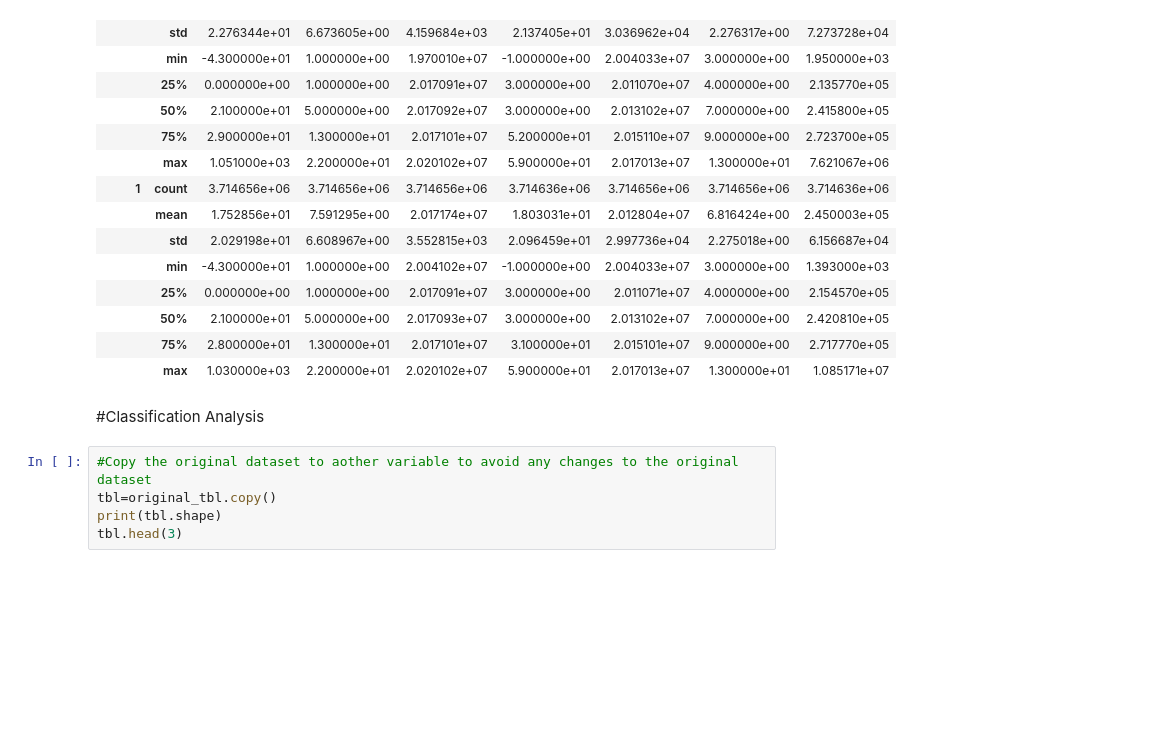
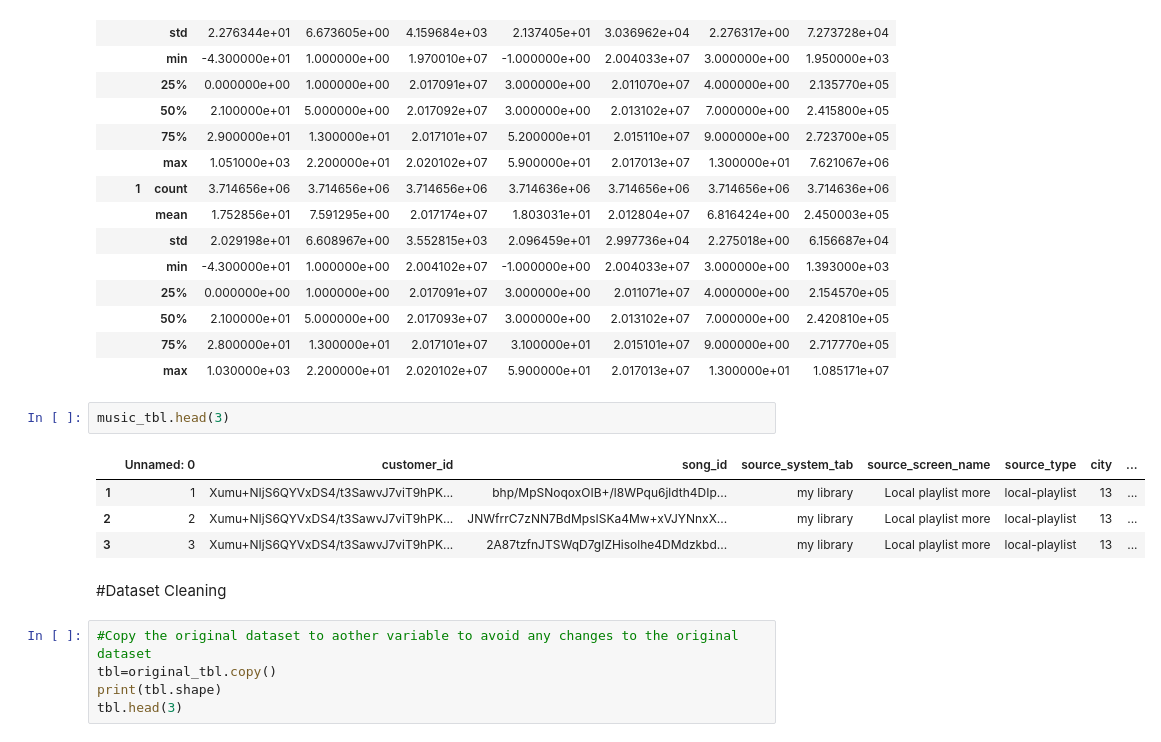
Before and after one commit to kyloop/CSC_478_Programming_Machine_Learning, a Jupyter notebook: CSC478_Project.ipynb, the cells around one changed output. Drawn from its saved outputs; the diff is of its cells as text; blank space fills up the shorter version.

```diff
--- a/CSC478_Project.ipynb
+++ b/CSC478_Project.ipynb
@@ -526,8 +506,15 @@ music_tbl.groupby('Target').describe()
 |  | 50% | 2.100000e+01 | 5.000000e+00 | 2.017093e+07 | 3.000000e+00 | 2.013102e+07 | 7.000000e+00 | 2.420810e+05 |
 |  | 75% | 2.800000e+01 | 1.300000e+01 | 2.017101e+07 | 3.100000e+01 | 2.015101e+07 | 9.000000e+00 | 2.717770e+05 |
 |  | max | 1.030000e+03 | 2.200000e+01 | 2.020102e+07 | 5.900000e+01 | 2.017013e+07 | 1.300000e+01 | 1.085171e+07 |
-# %% [markdown]
-#Classification Analysis
+# %%
+music_tbl.head(3)
+# %% [output]
+|  | Unnamed: 0 | customer_id | song_id | source_system_tab | source_screen_name | source_type | city | ... |
+| 1 | 1 | Xumu+NIjS6QYVxDS4/t3SawvJ7viT9hPK... | bhp/MpSNoqoxOIB+/l8WPqu6jldth4DIp... | my library | Local playlist more | local-playlist | 13 | ... |
+| 2 | 2 | Xumu+NIjS6QYVxDS4/t3SawvJ7viT9hPK... | JNWfrrC7zNN7BdMpsISKa4Mw+xVJYNnxX... | my library | Local playlist more | local-playlist | 13 | ... |
+| 3 | 3 | Xumu+NIjS6QYVxDS4/t3SawvJ7viT9hPK... | 2A87tzfnJTSWqD7gIZHisolhe4DMdzkbd... | my library | Local playlist more | local-playlist | 13 | ... |
+# %% [markdown]
+#Dataset Cleaning
 # %%
 #Copy the original dataset to aother variable to avoid any changes to the original dataset
 tbl=original_tbl.copy()
```
Also changed, not shown: parts of 29 cells of this notebook.
